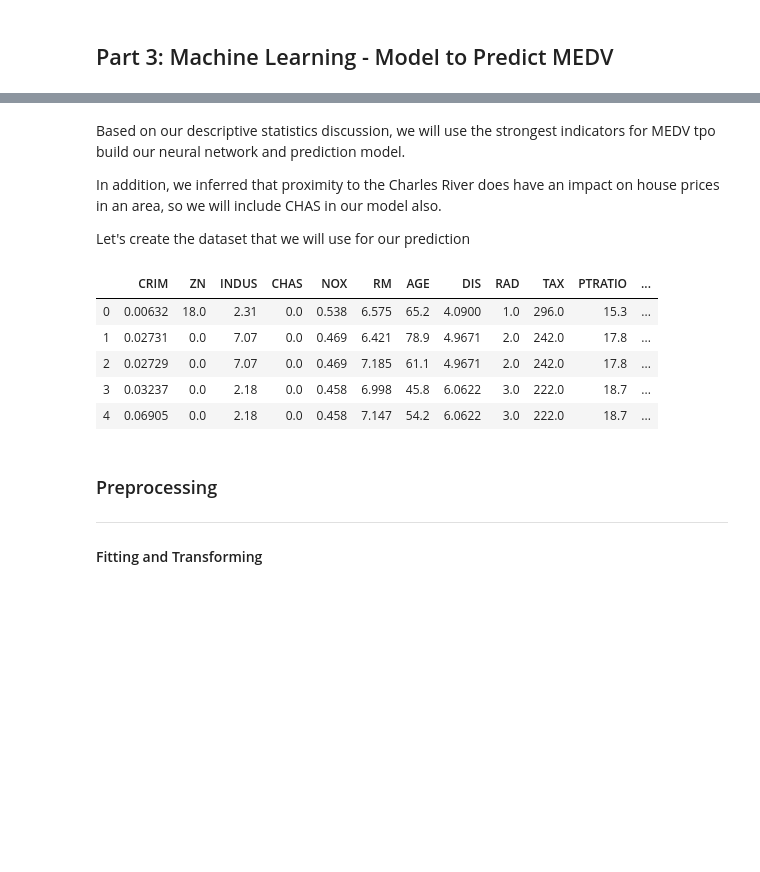
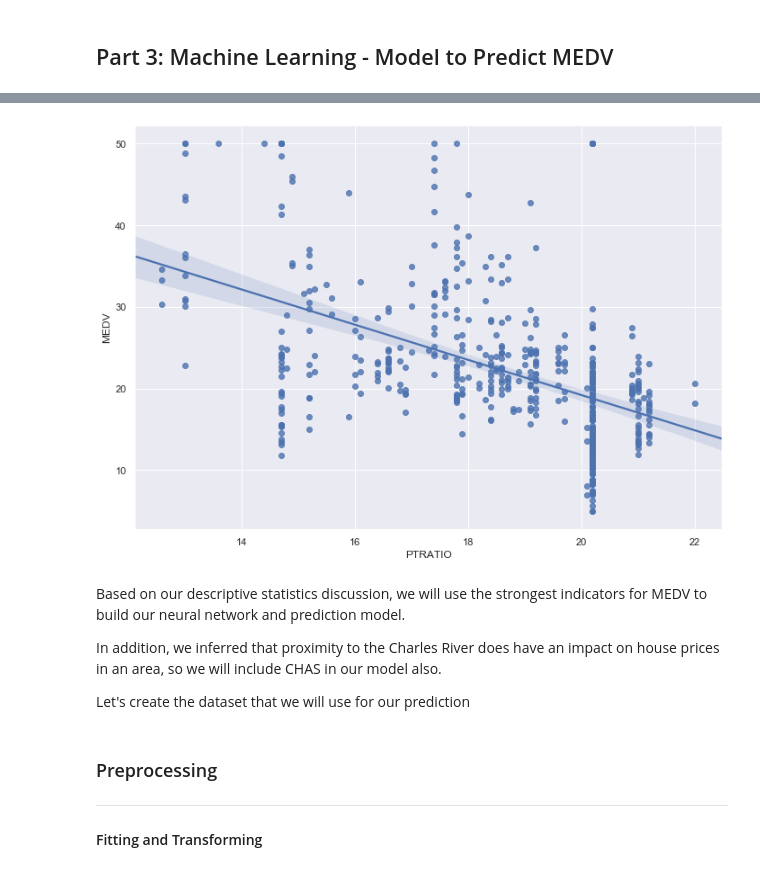
Before and after one commit to rhiggins2308/ML_Stats_Assessment2019, a Jupyter notebook: A Statistical Analysis of the Boston House Prices Dataset.ipynb, the cells around one changed output, grey strips where cells are left out. Saved outputs shown, nothing was run; the diff lists cells and outputs as text; code cells hidden in the pictures; blank space fills up the shorter version.

```diff
--- a/A Statistical Analysis of the Boston House Prices Dataset.ipynb
+++ b/A Statistical Analysis of the Boston House Prices Dataset.ipynb
@@ -357,25 +368,22 @@ boston = load_boston()
+# %%
+sns.regplot(x="PTRATIO", y="MEDV", data=df);
+# %% [output]
+[figure, added]
 # %% [markdown]
-Based on our descriptive statistics discussion, we will use the strongest indicators for MEDV tpo build our neural network and prediction model.
+Based on our descriptive statistics discussion, we will use the strongest indicators for MEDV to build our neural network and prediction model.
 
 In addition, we inferred that proximity to the Charles River does have an impact on house prices in an area, so we will include CHAS in our model also.
 
 Let's create the dataset that we will use for our prediction
 # %%
-df = pd.DataFrame(boston.data)
-df.columns = boston.feature_names
-df["MEDV"] = boston.target
+# df = pd.DataFrame(boston.data)
+# df.columns = boston.feature_names
+# df["MEDV"] = boston.target
 
-# df = df[['RM', 'LSTAT', 'PTRATIO', 'CHAS', 'MEDV']]
-# df = df[['RM', 'LSTAT', 'PTRATIO', 'MEDV']]
+# # df = df[['RM', 'LSTAT', 'PTRATIO', 'CHAS', 'MEDV']]
+# # df = df[['RM', 'LSTAT', 'PTRATIO', 'MEDV']]
 
-df.head()
+# df.head()
-# %% [output]
-|  | CRIM | ZN | INDUS | CHAS | NOX | RM | AGE | DIS | RAD | TAX | PTRATIO | ... |
-| 0 | 0.00632 | 18.0 | 2.31 | 0.0 | 0.538 | 6.575 | 65.2 | 4.0900 | 1.0 | 296.0 | 15.3 | ... |
-| 1 | 0.02731 | 0.0 | 7.07 | 0.0 | 0.469 | 6.421 | 78.9 | 4.9671 | 2.0 | 242.0 | 17.8 | ... |
-| 2 | 0.02729 | 0.0 | 7.07 | 0.0 | 0.469 | 7.185 | 61.1 | 4.9671 | 2.0 | 242.0 | 17.8 | ... |
-| 3 | 0.03237 | 0.0 | 2.18 | 0.0 | 0.458 | 6.998 | 45.8 | 6.0622 | 3.0 | 222.0 | 18.7 | ... |
-| 4 | 0.06905 | 0.0 | 2.18 | 0.0 | 0.458 | 7.147 | 54.2 | 6.0622 | 3.0 | 222.0 | 18.7 | ... |
 # %% [markdown]
 ### Preprocessing
 ***
```
Also changed, not shown: parts of 51 cells of this notebook.
